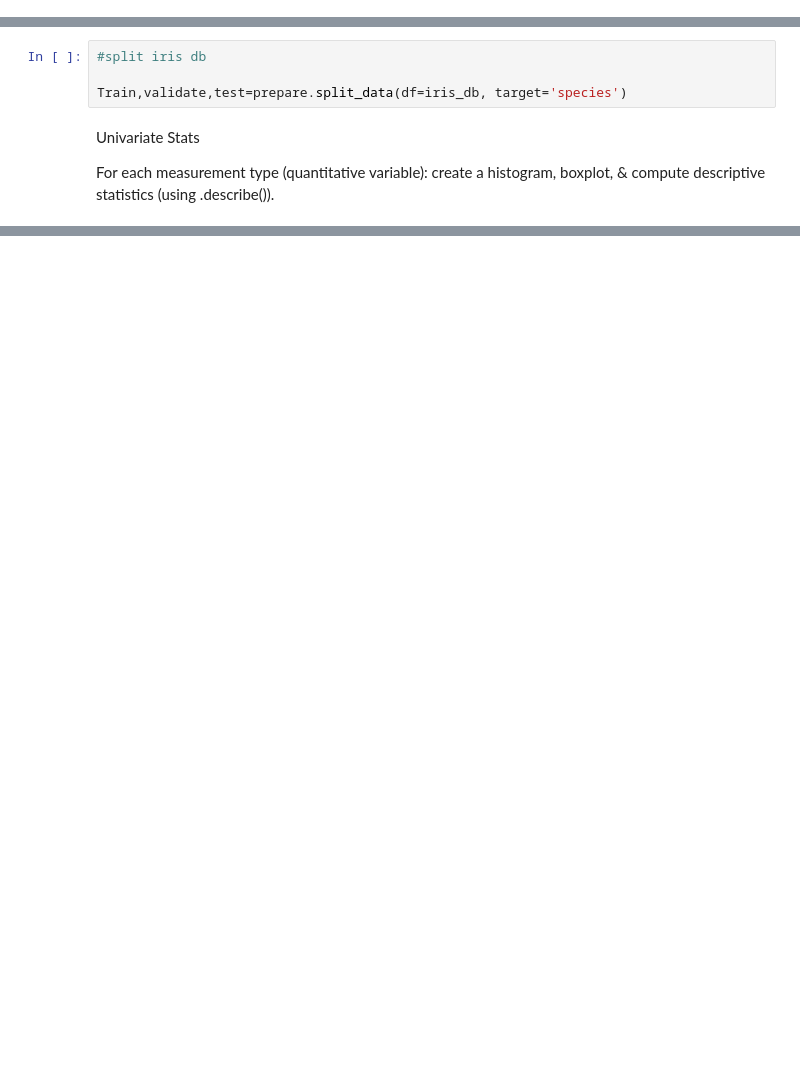
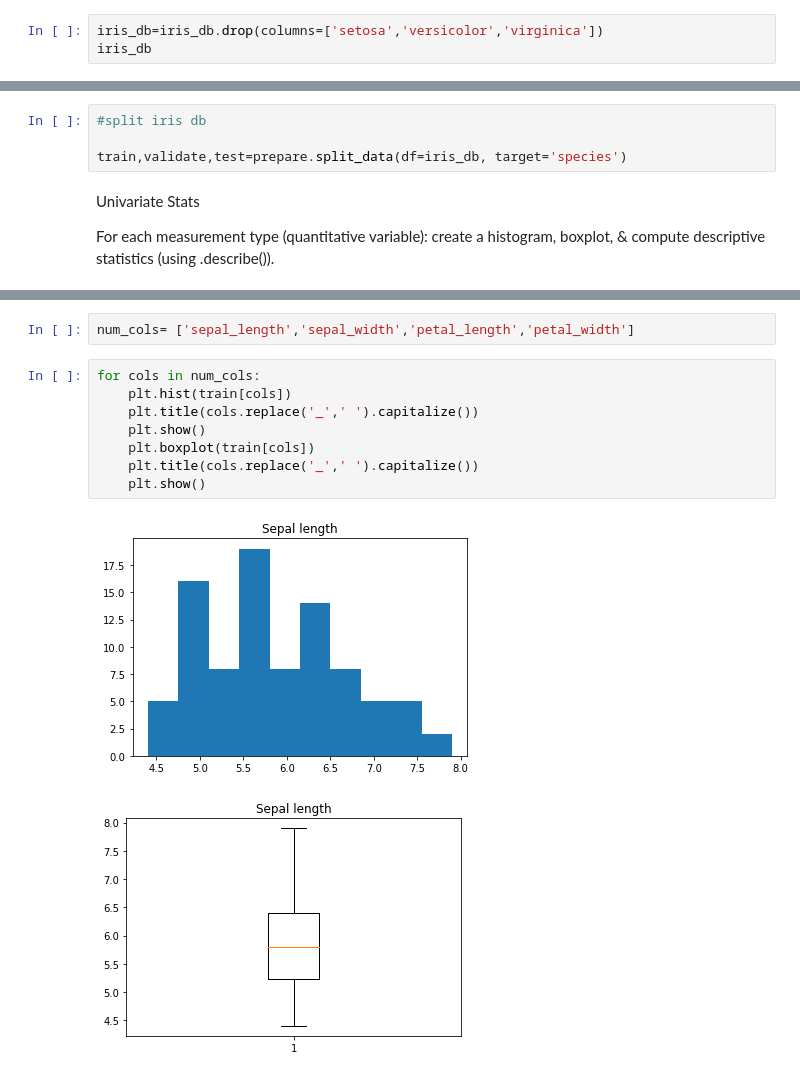
Before and after one commit to joe-bennett/classification-exercises, a Jupyter notebook: classification_exercises.ipynb, the cells around one changed output, grey strips where cells are left out. Drawn from its saved outputs; the diff is of its cells as text; blank space fills up the shorter version.

```diff
--- a/classification_exercises.ipynb
+++ b/classification_exercises.ipynb
@@ -853,3 +854,6 @@ iris_db
 | 148 | 6.2 | 3.4 | 5.4 | 2.3 | virginica | 0 | 0 | 1 |
 | 149 | 5.9 | 3.0 | 5.1 | 1.8 | virginica | 0 | 0 | 1 |
 150 rows × 8 columns
+# %%
+iris_db=iris_db.drop(columns=['setosa','versicolor','virginica'])
+iris_db
@@ -856,7 +874,7 @@ iris_db
 # %%
 #split iris db
 
-Train,validate,test=prepare.split_data(df=iris_db, target='species')
+train,validate,test=prepare.split_data(df=iris_db, target='species')
 # %% [markdown]
 Univariate Stats
 
@@ -863,0 +897,13 @@ For each measurement type (quantitative variable): create a histogram, boxplot,
+# %%
+num_cols= ['sepal_length','sepal_width','petal_length','petal_width']
+# %%
+for cols in num_cols:
+    plt.hist(train[cols])
+    plt.title(cols.replace('_',' ').capitalize())
+    plt.show()
+    plt.boxplot(train[cols])
+    plt.title(cols.replace('_',' ').capitalize())
+    plt.show()
+# %% [output]
+[figure, added]
+[figure, added]
```
Also changed, not shown: parts of 4 cells of this notebook, 2 other files.
